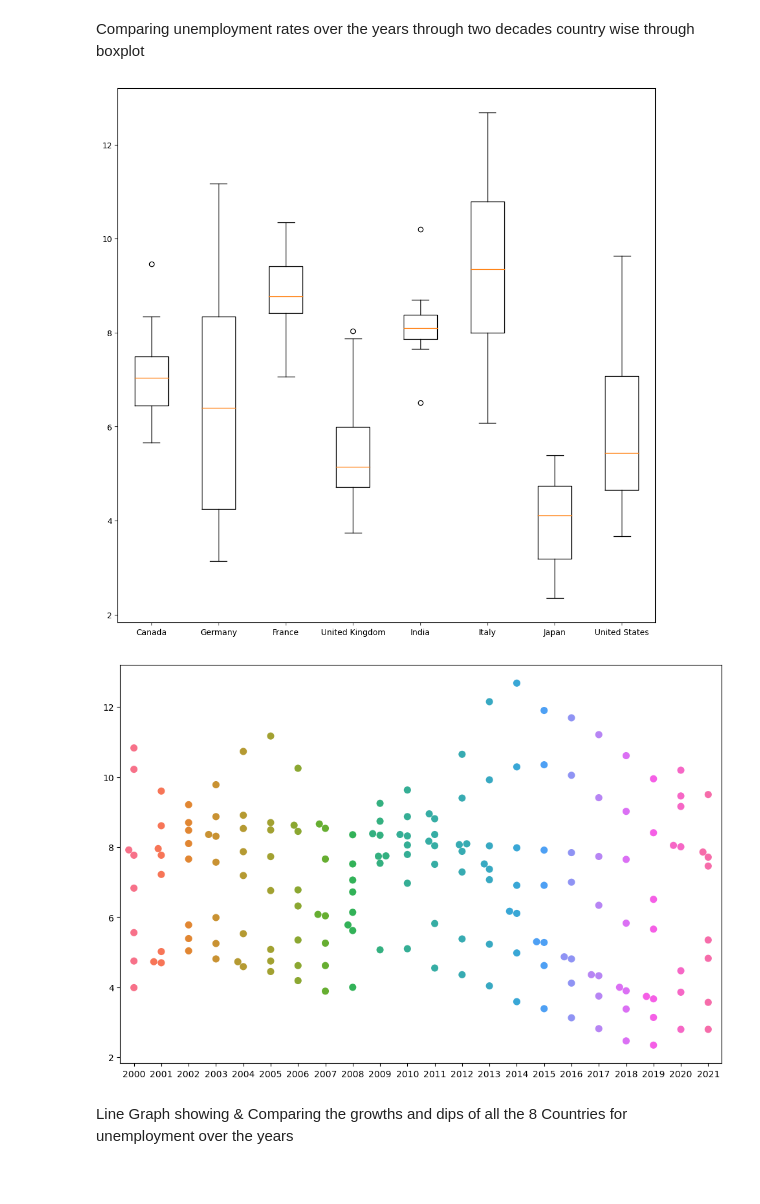
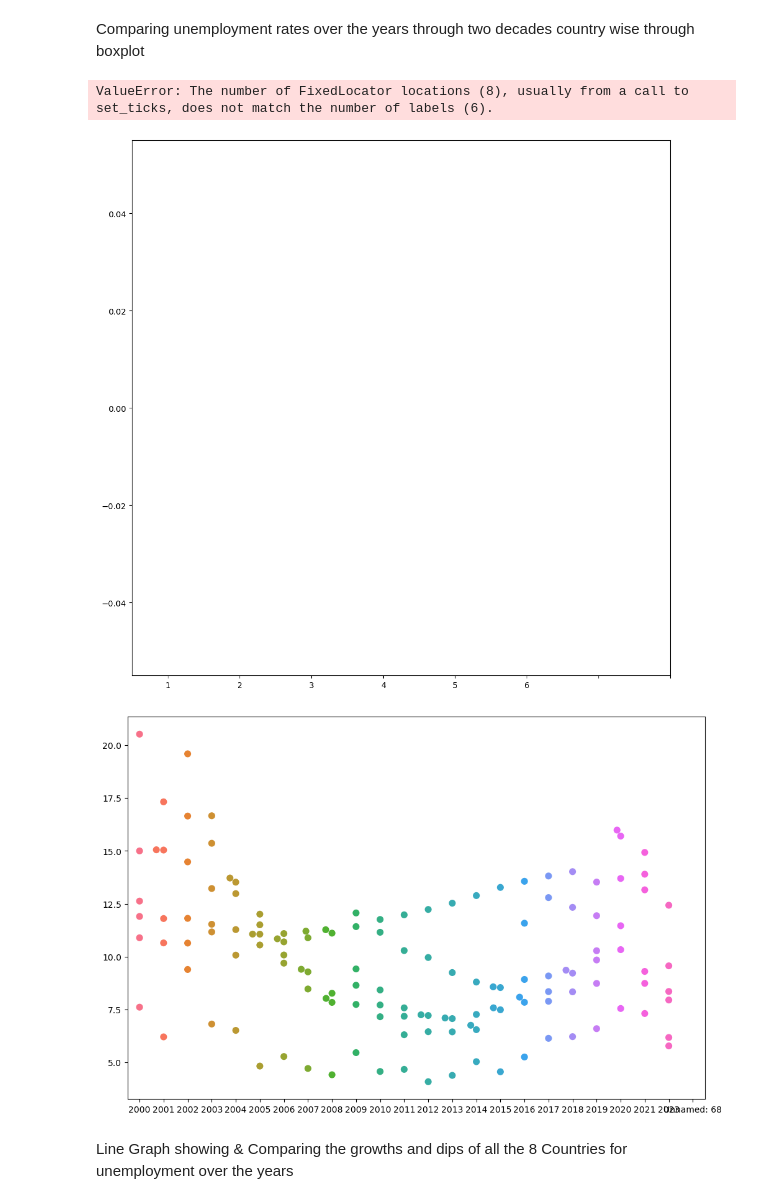
Before and after one commit to RajSinha77/made_ws24, a Jupyter notebook: project/report.ipynb, the cells around one changed output. Drawn from its saved outputs; the diff is of its cells as text; code cells hidden in the pictures.

```diff
--- a/project/report.ipynb
+++ b/project/report.ipynb
@@ -219,6 +250,6 @@ crime_df.describe()
 # %% [markdown]
 Filtering data to G7 countries adding India and taking years from 2000 to 2021
 # %%
-unemploymentg7 = unemployment_df[unemployment_df["Country Name"].isin(["India", "Canada", "France", "Germany","Italy", "Japan", "United Kingdom", "United States"])]
-unemploymentg7
+unemployment = unemployment_df[unemployment_df["Country Name"].isin(["Argentina", "Brazil", "Paraguay", "Uruguay","Venezuela", "Bolivia" ,"Chile","Colombia","Ecuador","Guyana","Peru", "Surinam"])]
+unemployment
 # %% [output]
@@ -254,0 +272,2 @@ unemploymentg7df
+# %%
+unemployment.set_index('Country Name', inplace=True)
@@ -294,17 +313,18 @@ Create visualizations to explore the data and gain insights by using plotting li
 Comparing unemployment rates over the years through two decades country wise  through boxplot
 # %%
 plt.figure(figsize = (12, 12))
-plt.boxplot(unemploymentg7df.T)
-plt.xticks([1, 2, 3, 4, 5, 6, 7, 8], unemploymentg7df.T.columns.tolist())
+plt.boxplot(unemployment.T)
+plt.xticks([1, 2, 3, 4, 5, 6, 7, 8], unemployment.T.columns.tolist())
 plt.show()
 # %% [output]
+ValueError: The number of FixedLocator locations (8), usually from a call to set_ticks, does not match the number of labels (6).
-[figure, old version]
+[figure, new version]
 # %%
 plt.figure(figsize=(12, 8))
-sns.swarmplot(data=unemploymentg7df, size=8)
+sns.swarmplot(data=unemployment, size=8)
 plt.show()
 # %% [output]
-[figure, old version]
+[figure, new version]
 # %% [markdown]
 Line Graph showing & Comparing the growths and dips of all the 8 Countries for unemployment over the years
 # %%
```
Also changed, not shown: parts of 26 cells of this notebook.
